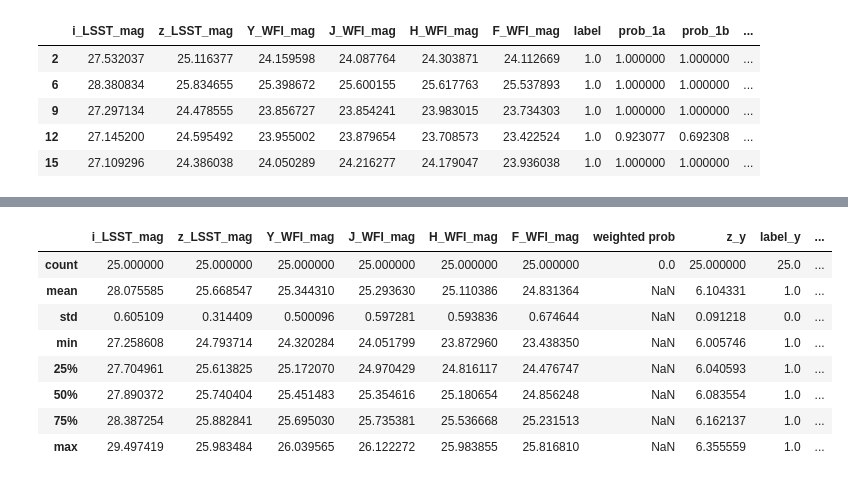
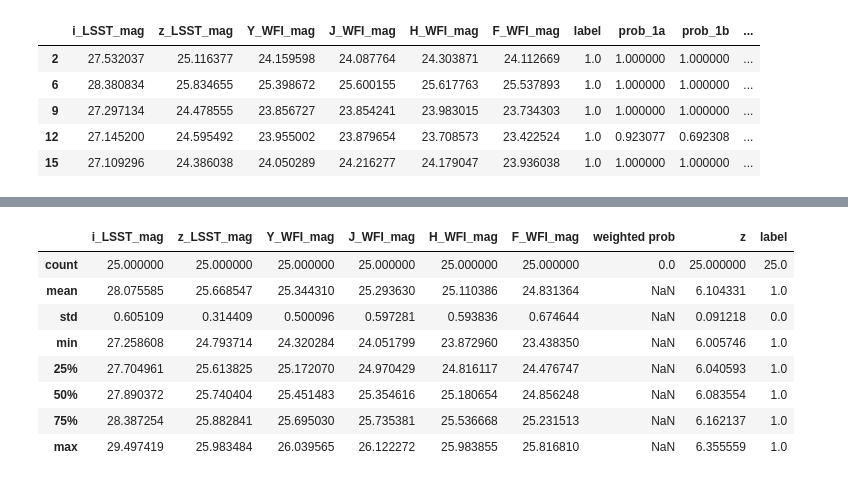
Before and after one commit to jlmaurora233/high-z-quasar-classification, a Jupyter notebook: z pipeline prob.ipynb, the cells around one changed output, grey strips where cells are left out. Saved outputs shown, nothing was run; the diff lists cells and outputs as text; code cells hidden in the pictures.

Commit message:
tried new weighted prob threshold
threshold=0.6 appears to perform the best

```diff
--- a/z pipeline prob.ipynb
+++ b/z pipeline prob.ipynb
@@ -295,10 +235,0 @@ KNeighborsClassifier(leaf_size=3, n_neighbors=36, p=5)
-# %%
-# 1d
-# x: z_LSST_mag-Y_WFI_mag
-# y: i_LSST_mag-F_WFI_mag
-# best score:  0.9678428428428428
-filter1d = KNeighborsClassifier(algorithm='auto', metric='minkowski', n_neighbors=45, leaf_size=3, weights='uniform', p=5)
-features1d = [X_drop_26['z_LSST_mag']-X_drop_26['Y_WFI_mag'], X_drop_26['i_LSST_mag']-X_drop_26['F_WFI_mag']]
-X1d = np.column_stack(np.array(features1d))
-
-filter1d.fit(X1d, Y_drop_26)
@@ -307,10 +235,0 @@ KNeighborsClassifier(leaf_size=3, n_neighbors=45, p=5)
-# %%
-# 1e
-# Y - J
-# J - H
-# best score: deleted, assume 0.95
-filter1e = KNeighborsClassifier(algorithm='auto', metric='minkowski', n_neighbors=26, leaf_size=3, weights='uniform', p=3)
-features1e = [X_drop_26['Y_WFI_mag']-X_drop_26['J_WFI_mag'], X_drop_26['J_WFI_mag']-X_drop_26['H_WFI_mag']]
-X1e = np.column_stack(np.array(features1e))
-
-filter1e.fit(X1e, Y_drop_26)
@@ -319,10 +235,0 @@ KNeighborsClassifier(leaf_size=3, n_neighbors=26, p=3)
-# %%
-# 1f
-# x: i - Y
-# y: J - H
-# best score:  0.9161036036036035
-filter1f = KNeighborsClassifier(algorithm='auto', metric='minkowski', n_neighbors=26, leaf_size=3, weights='uniform', p=3)
-features1f = [X_drop_26['i_LSST_mag']-X_drop_26['Y_WFI_mag'], X_drop_26['J_WFI_mag']-X_drop_26['H_WFI_mag']]
-X1f = np.column_stack(np.array(features1f))
-
-filter1f.fit(X1f, Y_drop_26)
@@ -511,7 +420,7 @@ pred_qso.describe()
 | 75% | 28.440157 | 25.580581 | 25.017503 | 25.020554 | 25.034327 | 24.845640 | 1.000000 | 1.000000 | 1.000000 | ... |
 | max | 34.283547 | 25.999147 | 26.175825 | 26.290053 | 26.334833 | 26.129822 | 1.000000 | 1.000000 | 1.000000 | ... |
 # %%
-tp = pred_qso.merge(qso_test)
+tp = pred_qso.merge(qso_test_26)
 tp.describe()
 # %% [output]
 |  | i_LSST_mag | z_LSST_mag | Y_WFI_mag | J_WFI_mag | H_WFI_mag | F_WFI_mag | label | prob_1a | prob_1b | ... |
@@ -543,17 +487,16 @@ fp.describe()
 # %%
 # false negative: the difference between all positive and true positive
-qso_test_26 = qso_test_copy[(qso_test_copy['z_LSST_mag']>24.0)&(qso_test_copy['z_LSST_mag']<26.0)]
 fn = pd.merge(tp, qso_test_26, on=['i_LSST_mag', 'z_LSST_mag', 'Y_WFI_mag', 'J_WFI_mag', 'H_WFI_mag', 'F_WFI_mag'], how='outer', indicator=True).query("_merge != 'both'").drop('_merge', axis=1).reset_index(drop=True)
-fn = fn.drop(columns=['label_x', 'z_x', 'prob_1a', 'prob_1b', 'prob_1c', 'prob_1d', 'prob_1e', 'prob_1f'])
-fn.rename(columns={'label_y': 'label'})
+fn = fn.drop(columns=['label_x', 'z_x', 'prob_1a', 'prob_1b', 'prob_1c', 'prob_1d', 'prob_1e', 'prob_1f', 'spt_y', 'spt_x'])
+fn = fn.rename(columns={'label_y': 'label', 'z_y':'z'})
 fn.describe()
 # %% [output]
-|  | i_LSST_mag | z_LSST_mag | Y_WFI_mag | J_WFI_mag | H_WFI_mag | F_WFI_mag | weighted prob | z_y | label_y | ... |
-| count | 25.000000 | 25.000000 | 25.000000 | 25.000000 | 25.000000 | 25.000000 | 0.0 | 25.000000 | 25.0 | ... |
-| mean | 28.075585 | 25.668547 | 25.344310 | 25.293630 | 25.110386 | 24.831364 | NaN | 6.104331 | 1.0 | ... |
-| std | 0.605109 | 0.314409 | 0.500096 | 0.597281 | 0.593836 | 0.674644 | NaN | 0.091218 | 0.0 | ... |
-| min | 27.258608 | 24.793714 | 24.320284 | 24.051799 | 23.872960 | 23.438350 | NaN | 6.005746 | 1.0 | ... |
-| 25% | 27.704961 | 25.613825 | 25.172070 | 24.970429 | 24.816117 | 24.476747 | NaN | 6.040593 | 1.0 | ... |
-| 50% | 27.890372 | 25.740404 | 25.451483 | 25.354616 | 25.180654 | 24.856248 | NaN | 6.083554 | 1.0 | ... |
-| 75% | 28.387254 | 25.882841 | 25.695030 | 25.735381 | 25.536668 | 25.231513 | NaN | 6.162137 | 1.0 | ... |
-| max | 29.497419 | 25.983484 | 26.039565 | 26.122272 | 25.983855 | 25.816810 | NaN | 6.355559 | 1.0 | ... |
+|  | i_LSST_mag | z_LSST_mag | Y_WFI_mag | J_WFI_mag | H_WFI_mag | F_WFI_mag | weighted prob | z | label |
+| count | 25.000000 | 25.000000 | 25.000000 | 25.000000 | 25.000000 | 25.000000 | 0.0 | 25.000000 | 25.0 |
+| mean | 28.075585 | 25.668547 | 25.344310 | 25.293630 | 25.110386 | 24.831364 | NaN | 6.104331 | 1.0 |
+| std | 0.605109 | 0.314409 | 0.500096 | 0.597281 | 0.593836 | 0.674644 | NaN | 0.091218 | 0.0 |
+| min | 27.258608 | 24.793714 | 24.320284 | 24.051799 | 23.872960 | 23.438350 | NaN | 6.005746 | 1.0 |
+| 25% | 27.704961 | 25.613825 | 25.172070 | 24.970429 | 24.816117 | 24.476747 | NaN | 6.040593 | 1.0 |
+| 50% | 27.890372 | 25.740404 | 25.451483 | 25.354616 | 25.180654 | 24.856248 | NaN | 6.083554 | 1.0 |
+| 75% | 28.387254 | 25.882841 | 25.695030 | 25.735381 | 25.536668 | 25.231513 | NaN | 6.162137 | 1.0 |
+| max | 29.497419 | 25.983484 | 26.039565 | 26.122272 | 25.983855 | 25.816810 | NaN | 6.355559 | 1.0 |
```
Also changed, not shown: parts of 43 cells of this notebook.
